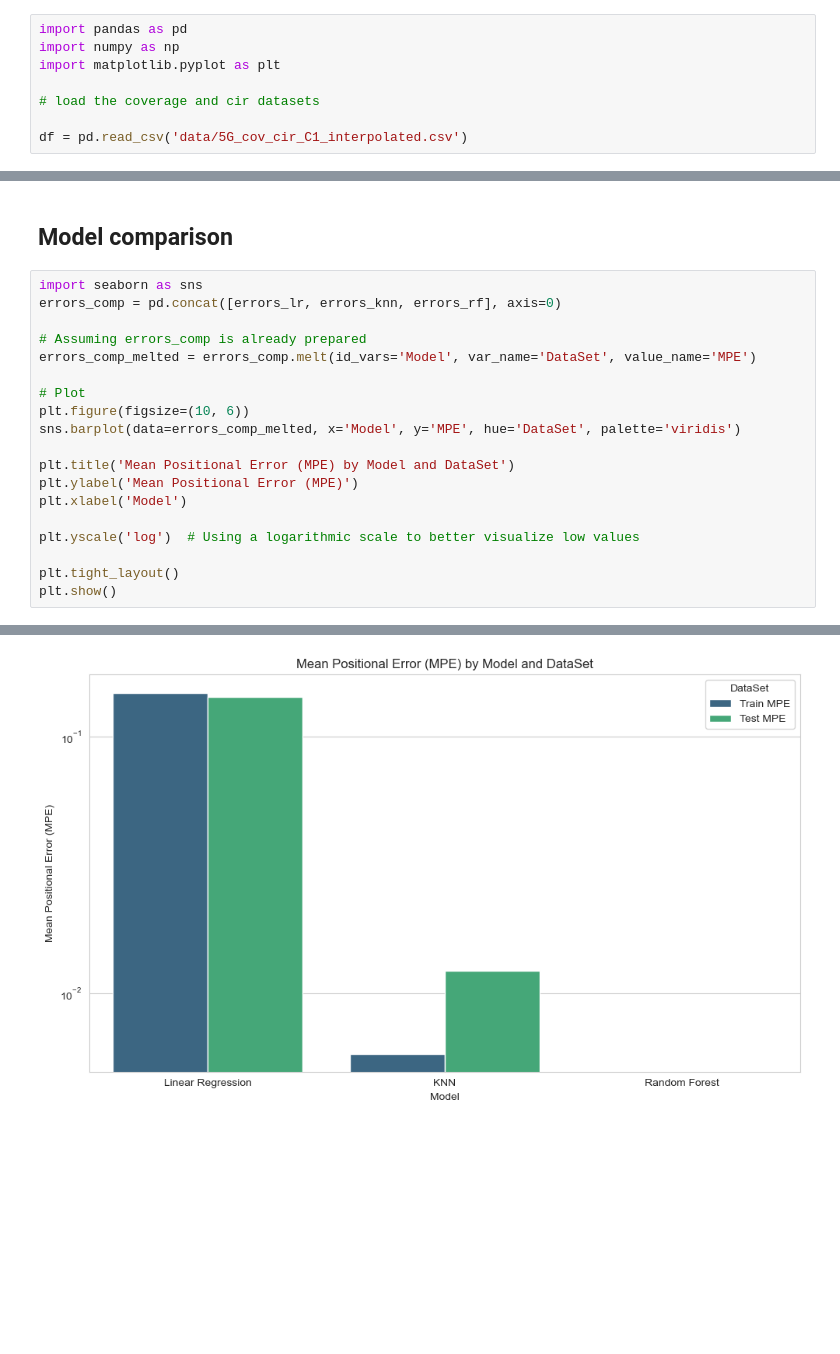
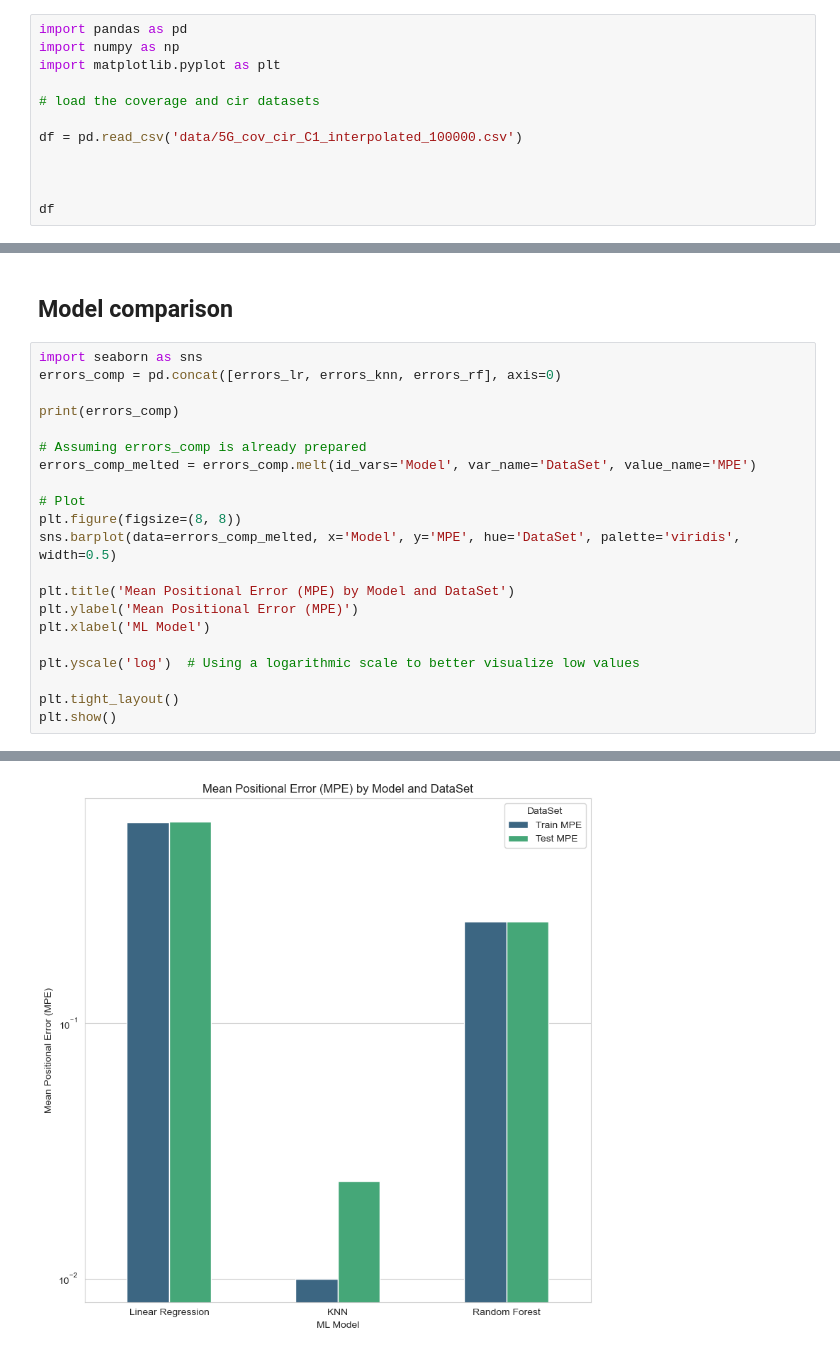
Before and after one commit to Andreas-Espelund/ML_localization_5G, a Jupyter notebook: notebook.ipynb, the cells around one changed output, grey strips where cells are left out. Cells and saved outputs as stored; diff of their text form; blank space fills up the shorter version.

```diff
--- a/notebook.ipynb
+++ b/notebook.ipynb
@@ -11,4 +11,8 @@ import matplotlib.pyplot as plt
 
 # load the coverage and cir datasets
 
-df = pd.read_csv('data/5G_cov_cir_C1_interpolated.csv')
+df = pd.read_csv('data/5G_cov_cir_C1_interpolated_100000.csv')
+
+
+
+df
@@ -121,17 +140,19 @@ Test Mpe: 0.0
 # %%
 import seaborn as sns
 errors_comp = pd.concat([errors_lr, errors_knn, errors_rf], axis=0)
+
+print(errors_comp)
 
 # Assuming errors_comp is already prepared
 errors_comp_melted = errors_comp.melt(id_vars='Model', var_name='DataSet', value_name='MPE')
 
 # Plot
-plt.figure(figsize=(10, 6))
-sns.barplot(data=errors_comp_melted, x='Model', y='MPE', hue='DataSet', palette='viridis')
+plt.figure(figsize=(8, 8))
+sns.barplot(data=errors_comp_melted, x='Model', y='MPE', hue='DataSet', palette='viridis', width=0.5)
 
 plt.title('Mean Positional Error (MPE) by Model and DataSet')
 plt.ylabel('Mean Positional Error (MPE)')
-plt.xlabel('Model')
+plt.xlabel('ML Model')
 
 plt.yscale('log')  # Using a logarithmic scale to better visualize low values
 
@@ -141 +166 @@ plt.show()
-[figure, old version]
+[figure, new version]
```
Also changed, not shown: parts of 6 cells of this notebook, 2 other files.
